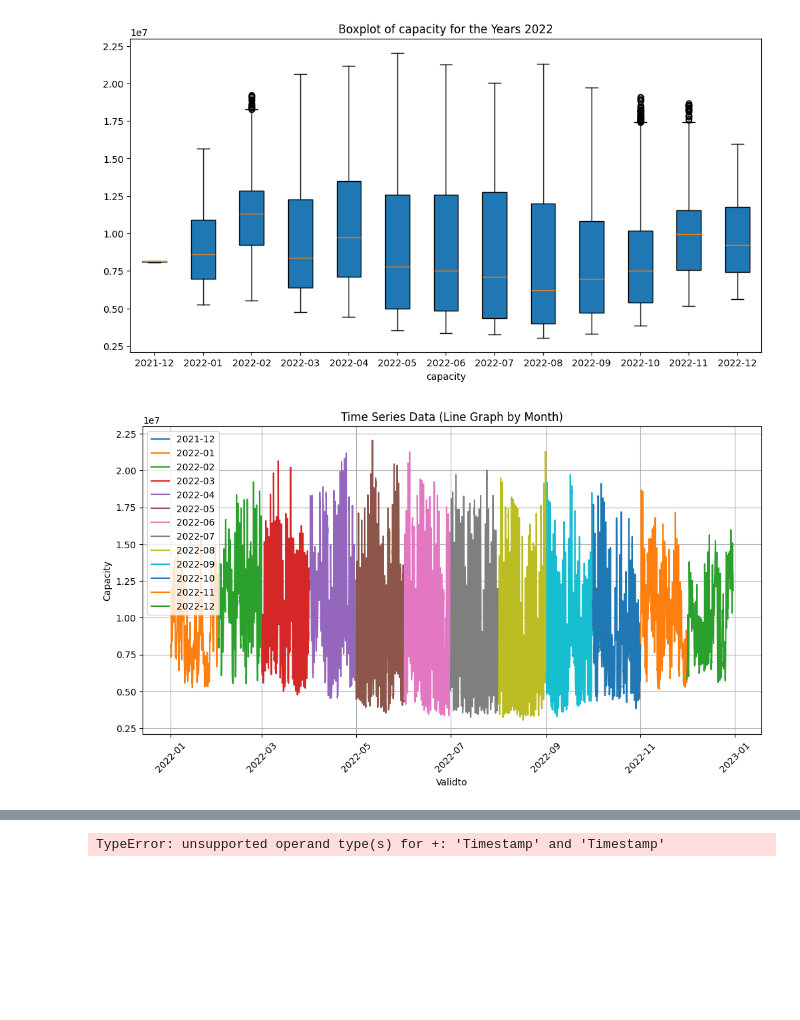
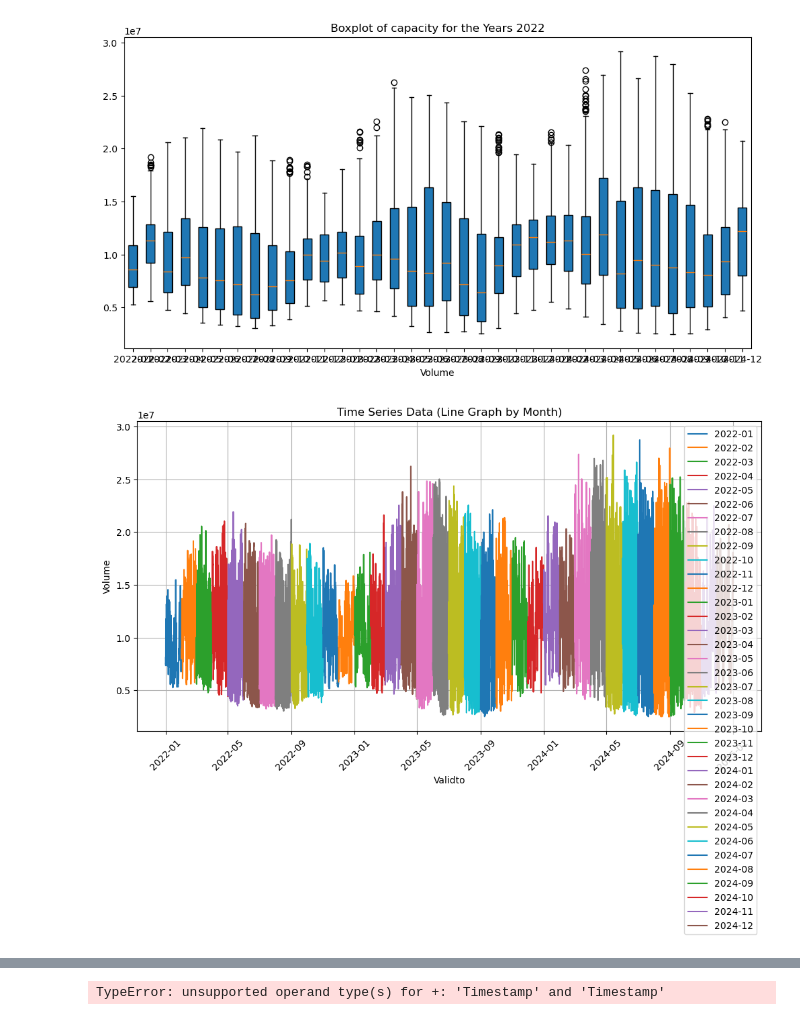
Before and after one commit to tvgerwe/ENEXIS, a Jupyter notebook: workspaces/sandeep/ned/ned-plots.ipynb, the cells around one changed output, grey strips where cells are left out. Drawn from its saved outputs; the diff is of its cells as text; code cells hidden in the pictures; blank space fills up the shorter version.

Commit message:
commited files with NED data documenation

```diff
--- a/workspaces/sandeep/ned/ned-plots.ipynb
+++ b/workspaces/sandeep/ned/ned-plots.ipynb
@@ -18,11 +18,11 @@ config = load_config(CONFIG_FILE)
 # print(config)
 DOWNLOAD_DIR = config["ned"]["ned_download_dir"]
 print("DOWNLOAD_DIR :", DOWNLOAD_DIR)
-pkl_file_path = f'{DOWNLOAD_DIR}/power-gen-type-0.pkl'
+csv_file_path = f'{DOWNLOAD_DIR}/power-gen-consolidated-data-2022-2024.csv'
 
 # with open('../data/dc-ned-json-data-1.pkl', 'rb') as pickle_file:
-with open(pkl_file_path, 'rb') as pickle_file:
-    dc_ned_json_data_1 = pickle.load(pickle_file)
+with open(csv_file_path, 'rb') as csv_file:
+    dc_ned_json_data_1 = pd.read_csv(csv_file)
 
 # df_ned_json_data = dc_ned_json_data_1['df_orig']
 df = pd.DataFrame(dc_ned_json_data_1)  # Convert dictionary to DataFrame
@@ -31,5 +31,7 @@ df.index.name = 'validto'
 
 # Zorg ervoor dat de datumkolom wordt herkend als datetime
 df['validto'] = pd.to_datetime(df['validto'])
+
+df.head(3)
 # %% [output]
 DOWNLOAD_DIR : ../data/powergen/
@@ -47,37 +55,37 @@ df_filtered = df
 # Extract month and year for grouping
 df_filtered["month"] = df_filtered["validto"].dt.strftime("%Y-%m")  # Format: YYYY-MM
 
 # Group data by month
-grouped_data = [df_filtered[df_filtered["month"] == month]["capacity"] for month in df_filtered["month"].unique()]
+grouped_data = [df_filtered[df_filtered["month"] == month]["volume_0"] for month in df_filtered["month"].unique()]
 
 # Create a boxplot of the Capacity column for the years 2022
 plt.figure(figsize=(12, 6))
 plt.boxplot(grouped_data, labels=df["month"].unique(), patch_artist=True)
-plt.xlabel('capacity')
+plt.xlabel('Volume')
 plt.title('Boxplot of capacity for the Years 2022')
 plt.show()
 
 
 # Plot line graph for each month
 
 # Group data by month
 grouped_data_linegraph = {month: df_filtered[df_filtered["month"] == month] for month in df_filtered["month"].unique()}
 
 plt.figure(figsize=(12, 6))
 for month, data in grouped_data_linegraph.items():
-    plt.plot(data["validto"], data["capacity"], label=month)  # Line plot for each month
+    plt.plot(data["validto"], data["volume_0"], label=month)  # Line plot for each month
 
 # Beautify plot
 plt.xlabel("Validto")
-plt.ylabel("Capacity")
+plt.ylabel("Volume")
 plt.title("Time Series Data (Line Graph by Month)")
 plt.legend()
 plt.xticks(rotation=45)
 plt.grid(True)
 
 # Show plot
 plt.show()
 # %% [output]
-[figure, old version]
+[figure, new version]
-[figure, old version]
+[figure, new version]
 # %%
```
Also changed, not shown: parts of 6 cells of this notebook, 5 other files.
